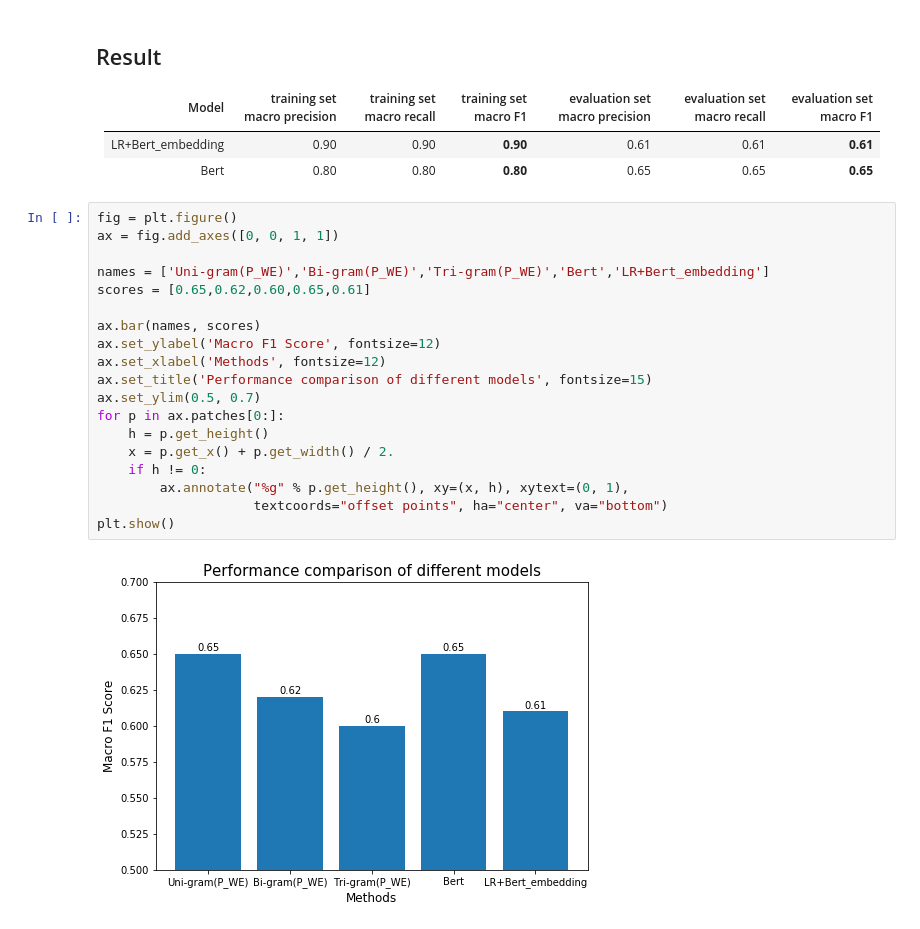
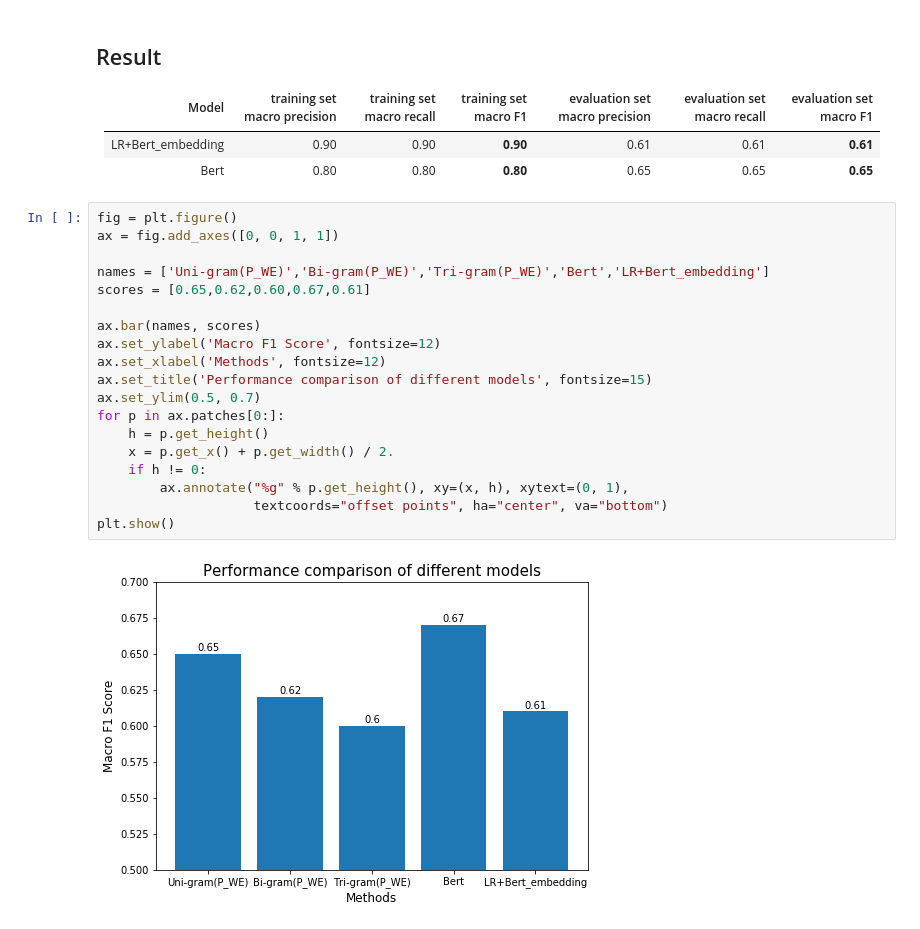
Before and after one commit to SSIML2021/SSIML2021, a Jupyter notebook: notebooks/1.2-causal-relation-presence-bert-embeddings.ipynb, the cells around one changed output. Drawn from its saved outputs; the diff is of its cells as text.

```diff
--- a/notebooks/1.2-causal-relation-presence-bert-embeddings.ipynb
+++ b/notebooks/1.2-causal-relation-presence-bert-embeddings.ipynb
@@ -411,21 +404,21 @@ Bert           | 0.80        | 0.80     | <b>0.80</b> | 0.65 | 0.65 | <b>0.65</b
 # %%
 fig = plt.figure()
 ax = fig.add_axes([0, 0, 1, 1])
 
 names = ['Uni-gram(P_WE)','Bi-gram(P_WE)','Tri-gram(P_WE)','Bert','LR+Bert_embedding']
-scores = [0.65,0.62,0.60,0.65,0.61]
+scores = [0.65,0.62,0.60,0.67,0.61]
 
 ax.bar(names, scores)
 ax.set_ylabel('Macro F1 Score', fontsize=12)
 ax.set_xlabel('Methods', fontsize=12)
 ax.set_title('Performance comparison of different models', fontsize=15)
 ax.set_ylim(0.5, 0.7)
 for p in ax.patches[0:]:
     h = p.get_height()
     x = p.get_x() + p.get_width() / 2.
     if h != 0:
         ax.annotate("%g" % p.get_height(), xy=(x, h), xytext=(0, 1),
                     textcoords="offset points", ha="center", va="bottom")
 plt.show()
 # %% [output]
-[figure, old version]
+[figure, new version]
```
Also changed, not shown: parts of 7 cells of this notebook, 2 other files.
